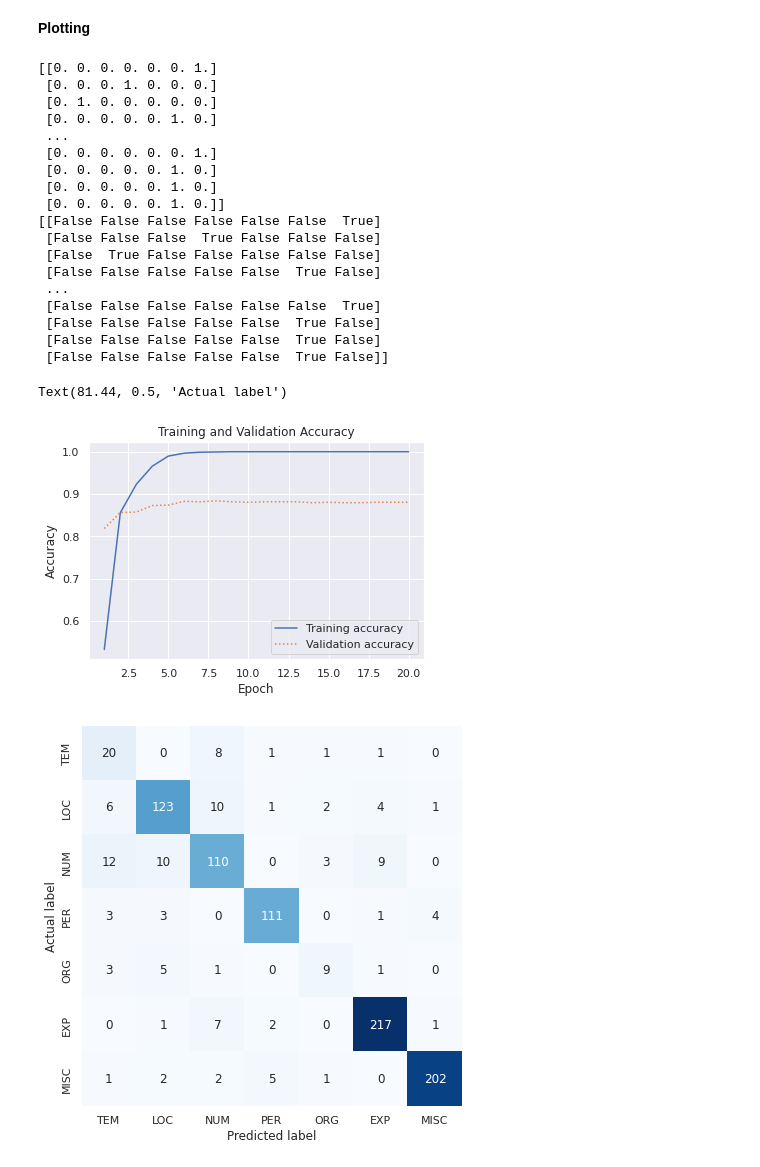
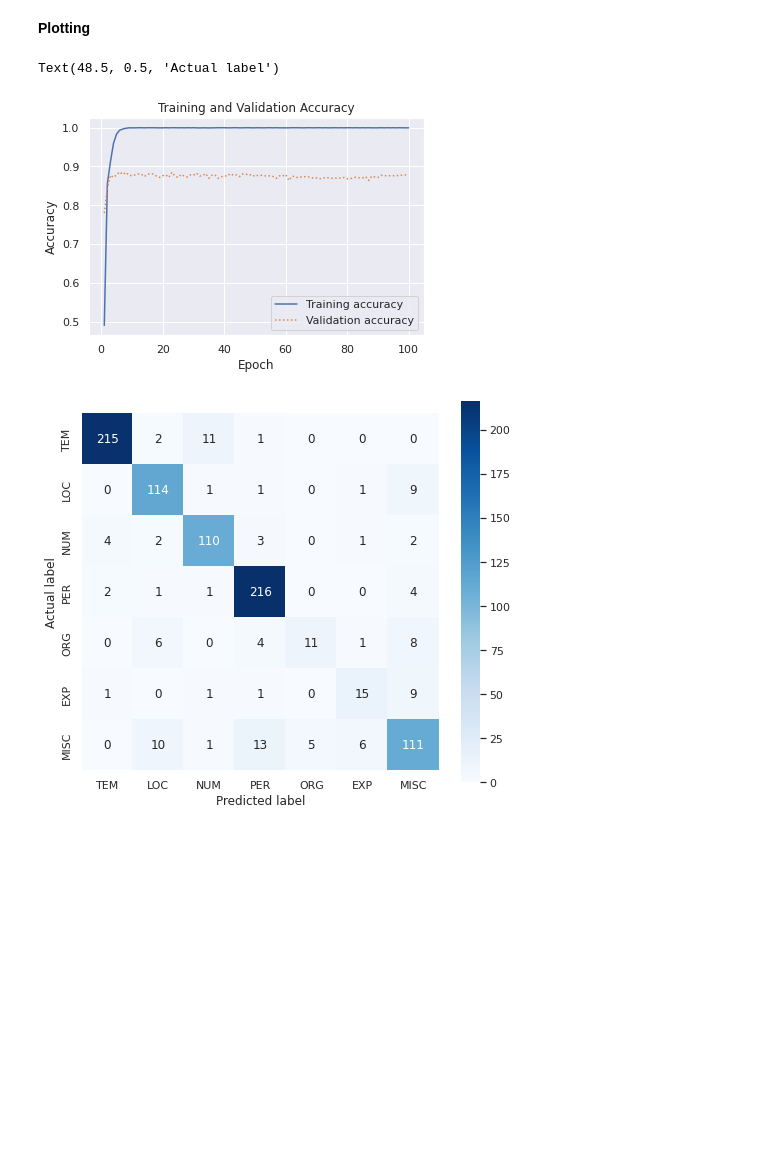
Before and after one commit to TimilsinaSushil/Thesis, a Jupyter notebook: DNN.ipynb, the cells around one changed output. Saved outputs shown, nothing was run; the diff lists cells and outputs as text; code cells hidden in the pictures; blank space fills up the shorter version.

Commit message:
Resolved the label mismatch in confusion matrix.

```diff
--- a/DNN.ipynb
+++ b/DNN.ipynb
@@ -154,7 +154,6 @@ from keras.models import Sequential
 from keras.layers import Dense, Flatten
 from keras.layers.embeddings import Embedding
 from sklearn.model_selection import train_test_split
-
 model = Sequential()
 model.add(Embedding(10000, 32, input_length=100))
 model.add(Flatten())
@@ -165,5 +164,5 @@ model.summary()
 x=padded_sequences;
 # Splitting test set
 x_train, x_test, y_train, y_test = train_test_split(x, y, test_size=0.20)
-hist = model.fit(x_train, y_train, validation_data=(x_test, y_test), epochs=20, batch_size=22)
+hist = model.fit(x_train, y_train, validation_data=(x_test, y_test), epochs=100, batch_size=22)
 # %% [output]
@@ -189,49 +188,33 @@ Epoch 20/20
 # %%
 acc = hist.history['categorical_accuracy']
 val = hist.history['val_categorical_accuracy']
 epochs = range(1, len(acc) + 1)
 
 plt.plot(epochs, acc, '-', label='Training accuracy')
 plt.plot(epochs, val, ':', label='Validation accuracy')
 plt.title('Training and Validation Accuracy')
 plt.xlabel('Epoch')
 plt.ylabel('Accuracy')
 plt.legend(loc='lower right')
 plt.plot()
 
 from sklearn.metrics import confusion_matrix
 
 y_predicted = model.predict(x_test) > 0.5
-print(y_test);
-print(y_predicted);
-mat = confusion_matrix(y_test.argmax(axis=1), y_predicted.argmax(axis=1))
+
+
+# print(y_test);
+# print(y_predicted);
+mat = confusion_matrix(y_test.argmax(axis=1), y_predicted.argmax(axis=1),labels=le.fit_transform(labels))
 labels = ['TEM','LOC','NUM','PER','ORG','EXP','MISC']
 import seaborn as sns
 plt.figure(figsize=(8,7))
 sns.set()
-sns.heatmap(mat, square=True, annot=True, fmt='d', cbar=False, cmap='Blues',xticklabels=labels, yticklabels=labels)
+sns.heatmap(mat, square=True, annot=True, fmt='d', cbar=True, cmap='Blues',xticklabels=labels, yticklabels=labels)
 
 plt.xlabel('Predicted label')
 plt.ylabel('Actual label')
 # %% [output]
-[[0. 0. 0. 0. 0. 0. 1.]
- [0. 0. 0. 1. 0. 0. 0.]
- [0. 1. 0. 0. 0. 0. 0.]
- [0. 0. 0. 0. 0. 1. 0.]
- ...
- [0. 0. 0. 0. 0. 0. 1.]
- [0. 0. 0. 0. 0. 1. 0.]
- [0. 0. 0. 0. 0. 1. 0.]
- [0. 0. 0. 0. 0. 1. 0.]]
-[[False False False False False False  True]
- [False False False  True False False False]
- [False  True False False False False False]
- [False False False False False  True False]
- ...
- [False False False False False False  True]
- [False False False False False  True False]
- [False False False False False  True False]
- [False False False False False  True False]]
+Text(48.5, 0.5, 'Actual label')
-Text(81.44, 0.5, 'Actual label')
-[figure, old version]
+[figure, new version]
-[figure, old version]
+[figure, new version]
```
Also changed, not shown: parts of 26 cells of this notebook.
